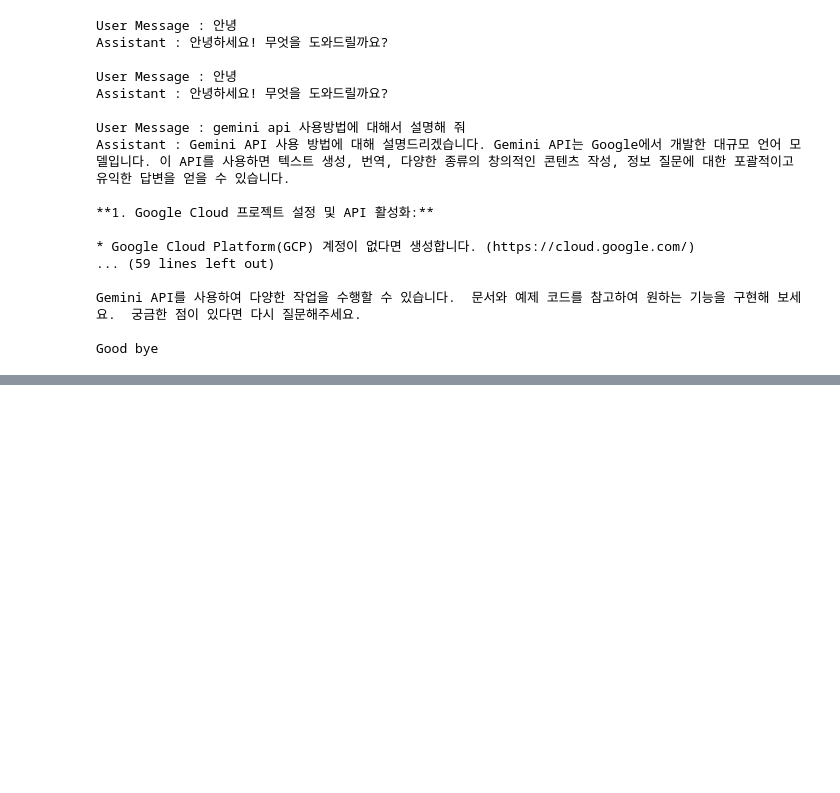
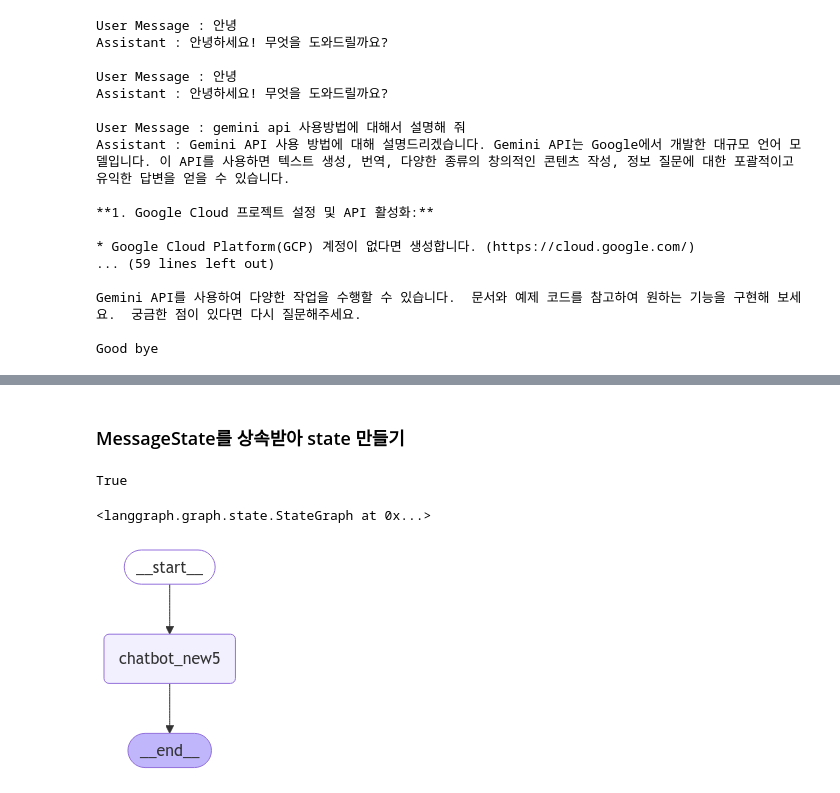
Before and after one commit to choiwinner/LangGraph, a Jupyter notebook: langsmith_basic.ipynb, the cells around one changed output, grey strips where cells are left out. Drawn from its saved outputs; the diff is of its cells as text; code cells hidden in the pictures; blank space fills up the shorter version.

```diff
--- a/langsmith_basic.ipynb
+++ b/langsmith_basic.ipynb
@@ -235,0 +347,2 @@ Good bye
+# %% [markdown]
+### MessageState를 상속받아 state 만들기
@@ -235,0 +362,5 @@ Good bye
+# %%
+# .env 파일 로드(api key load)
+load_dotenv()
+# %% [output]
+True
@@ -235,0 +382,26 @@ Good bye
+# %%
+llm = ChatGoogleGenerativeAI(model='gemini-1.5-pro', temperature= 0)
+# %%
+def chatbot5(state: State5):                             #State5를 입력받아 내부 변수인 state로 만든다.
+    state['counter'] = 1
+    state["messages"] = llm.invoke(state['messages'])
+    return state
+# %%
+graph_builder5.add_node('chatbot_new5', chatbot5) # chatbot_new 이름의 노드를 만들고 노드 함수는 chatbot 사용
+
+graph_builder5.set_entry_point('chatbot_new5') #graph에서 start지점 설정하기
+graph_builder5.set_finish_point('chatbot_new5') #graph에서 finish지점 설정하기기
+# %% [output]
+<langgraph.graph.state.StateGraph at 0x...>
+# %%
+graph5 = graph_builder5.compile() #graph5로 compilie하기
+# %%
+from IPython.display import Image, display
+
+try:
+    display(Image(graph5.get_graph().draw_mermaid_png()))
+except Exception:
+    print('langgraph가 만들어지지 않았습니다.')
+    pass
+# %% [output]
+[figure, added]
```
Also changed, not shown: parts of 18 cells of this notebook.
